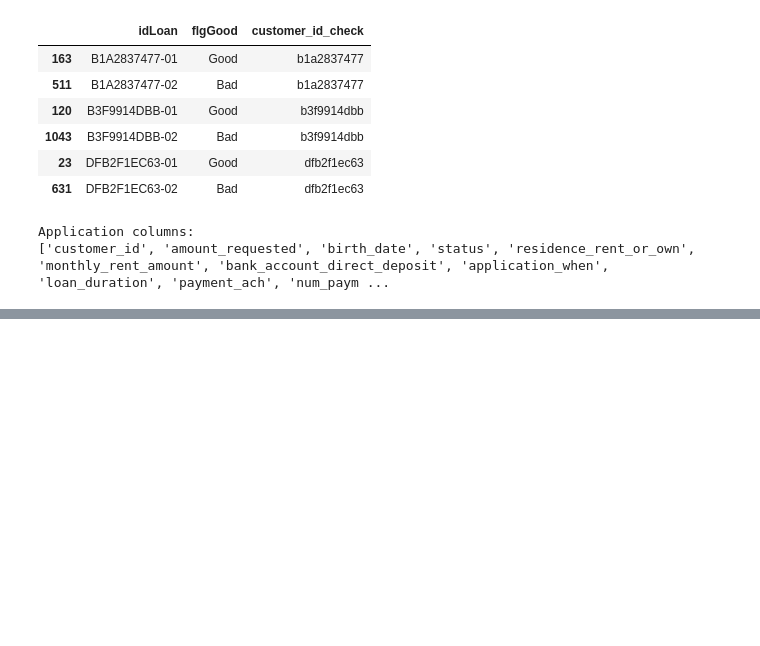
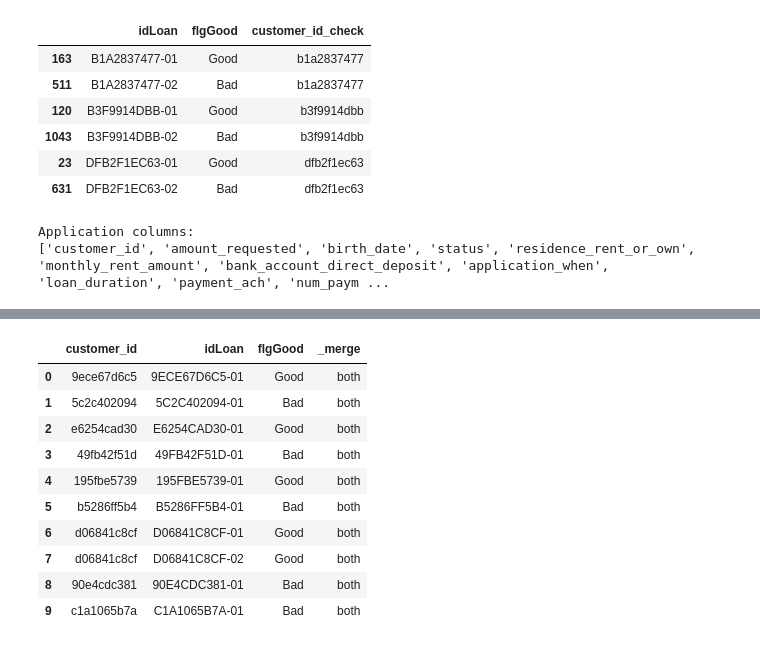
Before and after one commit to madrewarparth/loan-risk-analysis, a Jupyter notebook: loan_risk_analysis.ipynb, the cells around one changed output, grey strips where cells are left out. Drawn from its saved outputs; the diff is of its cells as text; code cells hidden in the pictures; blank space fills up the shorter version.

```diff
--- a/loan_risk_analysis.ipynb
+++ b/loan_risk_analysis.ipynb
@@ -331,0 +377,56 @@ Application columns:
+# %%
+
+# Create working copies so original datasets remain unchanged
+app_work = app.copy()
+loan_work = performance.copy()
+
+# Normalize IDs for matching, without modifying the original columns
+app_work["customer_key"] = (
+    app_work["customer_id"]
+    .astype(str)
+    .str.strip()
+    .str.lower()
+)
+
+loan_work["customer_key"] = (
+    loan_work["idLoan"]
+    .astype(str)
+    .str.replace(r"-\d+$", "", regex=True)
+    .str.strip()
+    .str.lower()
+)
+
+# Check whether application customer keys are unique
+print("Unique application keys:", app_work["customer_key"].nunique())
+print("Application rows:", len(app_work))
+
+# Count historical loans per customer
+loan_counts = loan_work.groupby("customer_key").size()
+
+print("Customers with multiple loans:", (loan_counts > 1).sum())
+print("Maximum loans per customer:", loan_counts.max())
+
+# Left join: retain all applications for diagnostic purposes
+analysis_check = app_work.merge(
+    loan_work[["idLoan", "flgGood", "customer_key"]],
+    on="customer_key",
+    how="left",
+    indicator=True,
+    validate="one_to_many"
+)
+
+print("\nJoin results:")
+print(analysis_check["_merge"].value_counts())
+
+print("\nMerged row count:", len(analysis_check))
+print("Applications with no matching loan:",
+      (analysis_check["_merge"] == "left_only").sum())
+print("Rows with a matched loan:",
+      (analysis_check["_merge"] == "both").sum())
+
+display(
+    analysis_check[
+        ["customer_id", "idLoan", "flgGood", "_merge"]
+    ].head(10)
+)
+# %% [output]
@@ -331,0 +448,11 @@ Application columns:
+|  | customer_id | idLoan | flgGood | _merge |
+| 0 | 9ece67d6c5 | 9ECE67D6C5-01 | Good | both |
+| 1 | 5c2c402094 | 5C2C402094-01 | Bad | both |
+| 2 | e6254cad30 | E6254CAD30-01 | Good | both |
+| 3 | 49fb42f51d | 49FB42F51D-01 | Bad | both |
+| 4 | 195fbe5739 | 195FBE5739-01 | Good | both |
+| 5 | b5286ff5b4 | B5286FF5B4-01 | Bad | both |
+| 6 | d06841c8cf | D06841C8CF-01 | Good | both |
+| 7 | d06841c8cf | D06841C8CF-02 | Good | both |
+| 8 | 90e4cdc381 | 90E4CDC381-01 | Bad | both |
+| 9 | c1a1065b7a | C1A1065B7A-01 | Bad | both |
```
Also changed, not shown: parts of 4 cells of this notebook.
